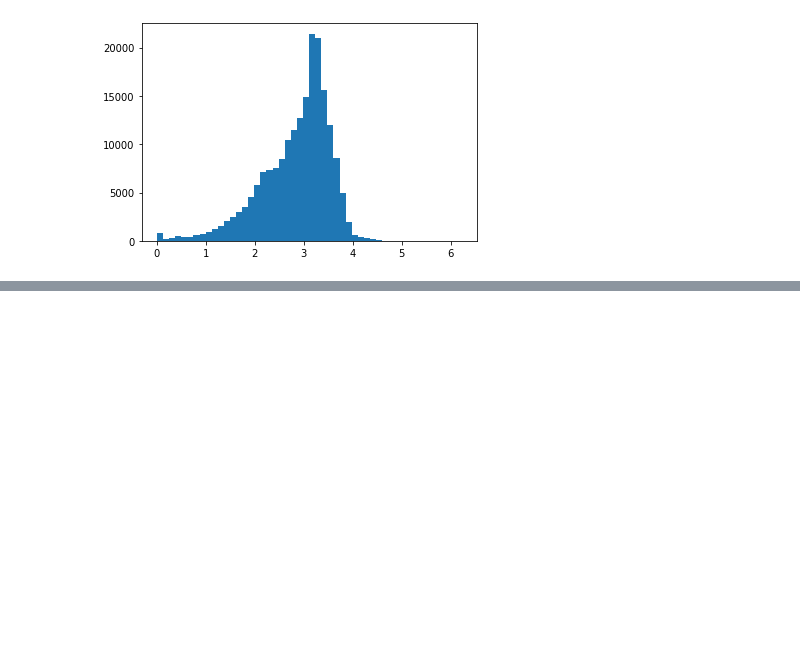
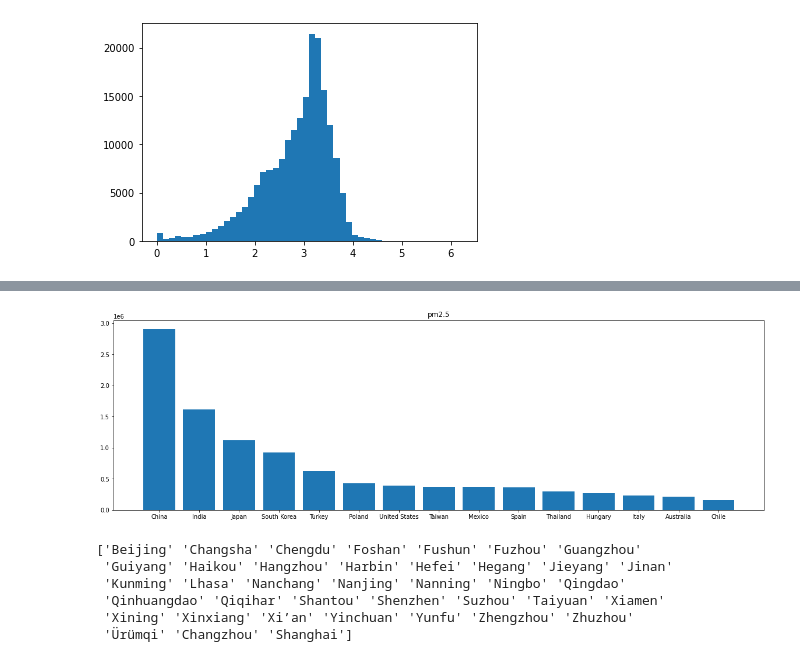
Before and after one commit to yu8867/Sony, a Jupyter notebook: src/analyze.ipynb, the cells around one changed output, grey strips where cells are left out. Drawn from its saved outputs; the diff is of its cells as text; code cells hidden in the pictures; blank space fills up the shorter version.

```diff
--- a/src/analyze.ipynb
+++ b/src/analyze.ipynb
@@ -112,0 +165,18 @@ plt.show()
+# %%
+plt.figure(figsize=(20,6))
+plt.bar(pm["country"][:15], pm["pm25"][:15])
+plt.title("pm2.5")
+plt.show()
+# %% [output]
+[figure, added]
+# %%
+train, test = Load_dataset()
+print(china.City.unique())
+china = train[(train["Country"]=="China")]
+# %% [output]
+['Beijing' 'Changsha' 'Chengdu' 'Foshan' 'Fushun' 'Fuzhou' 'Guangzhou'
+ 'Guiyang' 'Haikou' 'Hangzhou' 'Harbin' 'Hefei' 'Hegang' 'Jieyang' 'Jinan'
+ 'Kunming' 'Lhasa' 'Nanchang' 'Nanjing' 'Nanning' 'Ningbo' 'Qingdao'
+ 'Qinhuangdao' 'Qiqihar' 'Shantou' 'Shenzhen' 'Suzhou' 'Taiyuan' 'Xiamen'
+ 'Xining' 'Xinxiang' 'Xi’an' 'Yinchuan' 'Yunfu' 'Zhengzhou' 'Zhuzhou'
+ 'Ürümqi' 'Changzhou' 'Shanghai']
```
Also changed, not shown: parts of 6 cells of this notebook, 53 other files.
